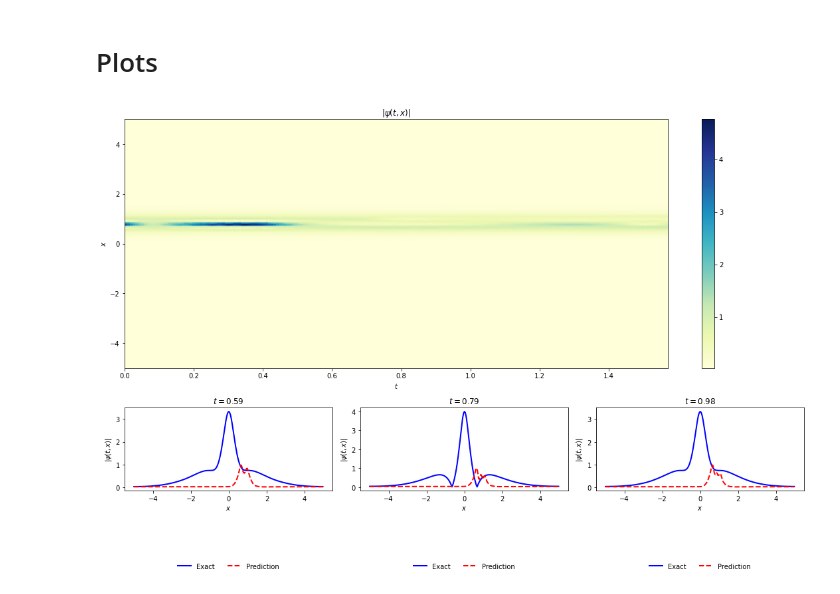
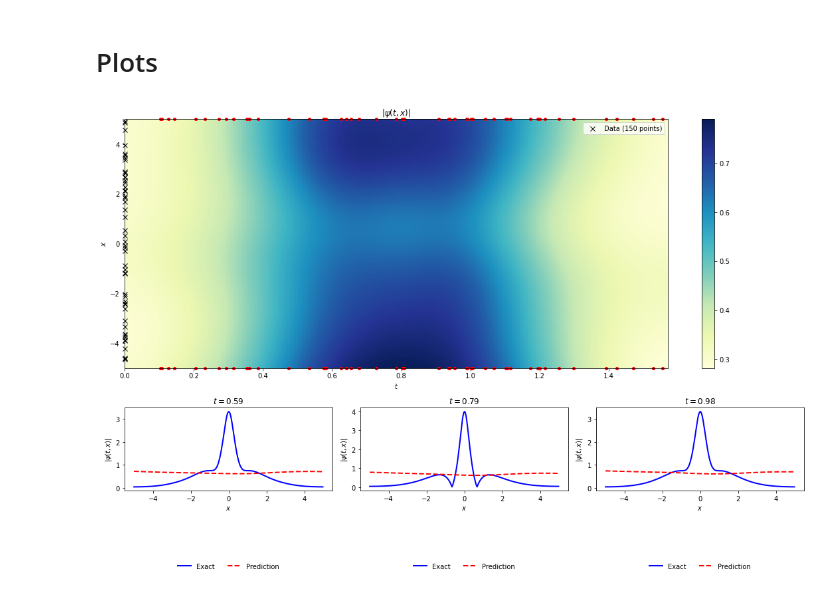
Before and after one commit to marcosbenicio/pinns, a Jupyter notebook: pinn_schrodinger.ipynb, the cells around one changed output. Drawn from its saved outputs; the diff is of its cells as text; code cells hidden in the pictures.

```diff
--- a/pinn_schrodinger.ipynb
+++ b/pinn_schrodinger.ipynb
@@ -573,7 +640,18 @@ y_train = uv0
 # %%
-dnn = DNN()
+dnn = DNN([100, 100, 100, 100, 100])
 pinn = PINN(dnn)
-#pinn.compile(optimizer=Adam(learning_rate=0.001))
-pinn.custom_fit(x_train, y_train, batch_size = 32, epochs = 100, use_l_bfgs_b_optimizer = True)
-#pinn.custom_fit(x_train, y_train, use_l_bfgs_b_optimizer = True)
+
+#lr_schedule = tf.keras.optimizers.schedules.ExponentialDecay(
+#    0.0001,
+#    decay_steps=500,
+#    decay_rate=0.96,
+#)
+#optimizer = Adam(learning_rate=lr_schedule)
+#pinn.compile(optimizer=optimizer)
+
+pinn.compile(optimizer=Adam(learning_rate=0.0001))
+pinn.fit(x_train, y_train, batch_size = 64, epochs = 20000)
+#history = pinn.custom_fit(x_train, y_train, batch_size = 32, epochs = 10000, use_l_bfgs_b_optimizer = False)
+
+#history = pinn.custom_fit(x_train, y_train, use_l_bfgs_b_optimizer = True, maxiter = 1000)
 # %% [output]
@@ -597,50 +708,47 @@ Epoch 4118/5000
 # %% [markdown]
 # Plots
 # %%
-x_values = np.linspace(lower_boundary[0], upper_boundary[0], 100)  # 100 points between -5 and 5
-t_values = np.linspace(lower_boundary[1], upper_boundary[1], 100)  # 100 points between 0 and pi/2
-x_grid, t_grid = np.meshgrid(x_values, t_values)
-xt_grid = np.hstack((x_grid.flatten()[:, None], t_grid.flatten()[:, None]))
+psi_exact = np.sqrt(u_real**2 + v_img**2)
+uv_pred = dnn(xt_exact)
+u_pred, v_pred = uv_pred[:,0:1], uv_pred[:,1:2]
+psi_pred = np.sqrt(u_pred**2 + v_pred**2)
 
-uv_grid = dnn(xt_grid)
-u_grid, v_grid = uv_grid[:,0:1], uv_grid[:,1:2]
-psi_pred = np.sqrt(u_grid**2 + v_grid**2)
 
-psi_pred_2D = griddata(xt_grid, psi_pred.flatten(), (X, T), method='cubic')
-
+psi_pred_2D = griddata(xt_exact, psi_pred.flatten(), (X, T), method='cubic')
 fig = plt.figure(figsize=(15, 10))
 
 gs = GridSpec(2, 3, height_ratios=[3, 1])
 
 # Plot the amplitude |ψ(t,x)| as a heatmap
 ax0 = plt.subplot(gs[0, :])  # Span all columns
 img = ax0.imshow(psi_pred_2D.T, interpolation='nearest', cmap='YlGnBu',
            extent=[lower_boundary[1], upper_boundary[1], lower_boundary[0], upper_boundary[0]],
            origin='lower', aspect='auto')
 fig.colorbar(img, ax=ax0)
+
 # plot initial points
-#ax0.plot(xt0[:,1:2], xt0[:,0:1], 'kx', markersize = 7, clip_on = False, label = 'Initial conditions')
+ax0.plot(xt0[:,1:2], xt0[:,0:1], 'kx', markersize = 7, clip_on = False, label = 'Initial conditions')
 # Plot boundary points
-#ax0.plot(xt_lb[:,1:2], xt_lb[:,0:1], 'ro', markersize = 4, clip_on = False, label = 'Boundary points')
-#ax0.plot(xt_ub[:,1:2], xt_ub[:,0:1], 'ro', markersize = 4, clip_on = False)
-#ax0.legend(['Data (%d points)' % (xt0.shape[0]+xt_lb.shape[0]+xt_ub.shape[0])])
+ax0.plot(xt_lb[:,1:2], xt_lb[:,0:1], 'ro', markersize = 4, clip_on = False, label = 'Boundary points')
+ax0.plot(xt_ub[:,1:2], xt_ub[:,0:1], 'ro', markersize = 4, clip_on = False)
+ax0.legend(['Data (%d points)' % (xt0.shape[0]+xt_lb.shape[0]+xt_ub.shape[0])])
 ax0.set_xlabel('$t$')
 ax0.set_ylabel('$x$')
 ax0.set_title('$|ψ(t,x)|$')
 
 # Plot slices of |h(t,x)| for specific time points
 times = [75, 100, 125]  # time indices to plot
 
 for i, t_idx in enumerate(times):
     ax = plt.subplot(gs[1, i])  # Change subplot index here
     ax.plot(x_exact, psi_exact[:,t_idx], 'b-', linewidth = 2, label = 'Exact')
     ax.plot(x_exact, psi_pred_2D.T[:,t_idx], 'r--', linewidth = 2, label = 'Prediction')
     ax.set_xlabel('$x$')
     ax.set_ylabel('$|ψ(t,x)|$')
     ax.set_title('$t = %.2f$' % (t_exact[t_idx]))
     ax.legend(loc='upper center', bbox_to_anchor=(0.5, -0.8), ncol=5, frameon=False)
 
 plt.tight_layout()
 plt.show()
 # %% [output]
-[figure, old version]
+[figure, new version]
```
Also changed, not shown: parts of 10 cells of this notebook.
